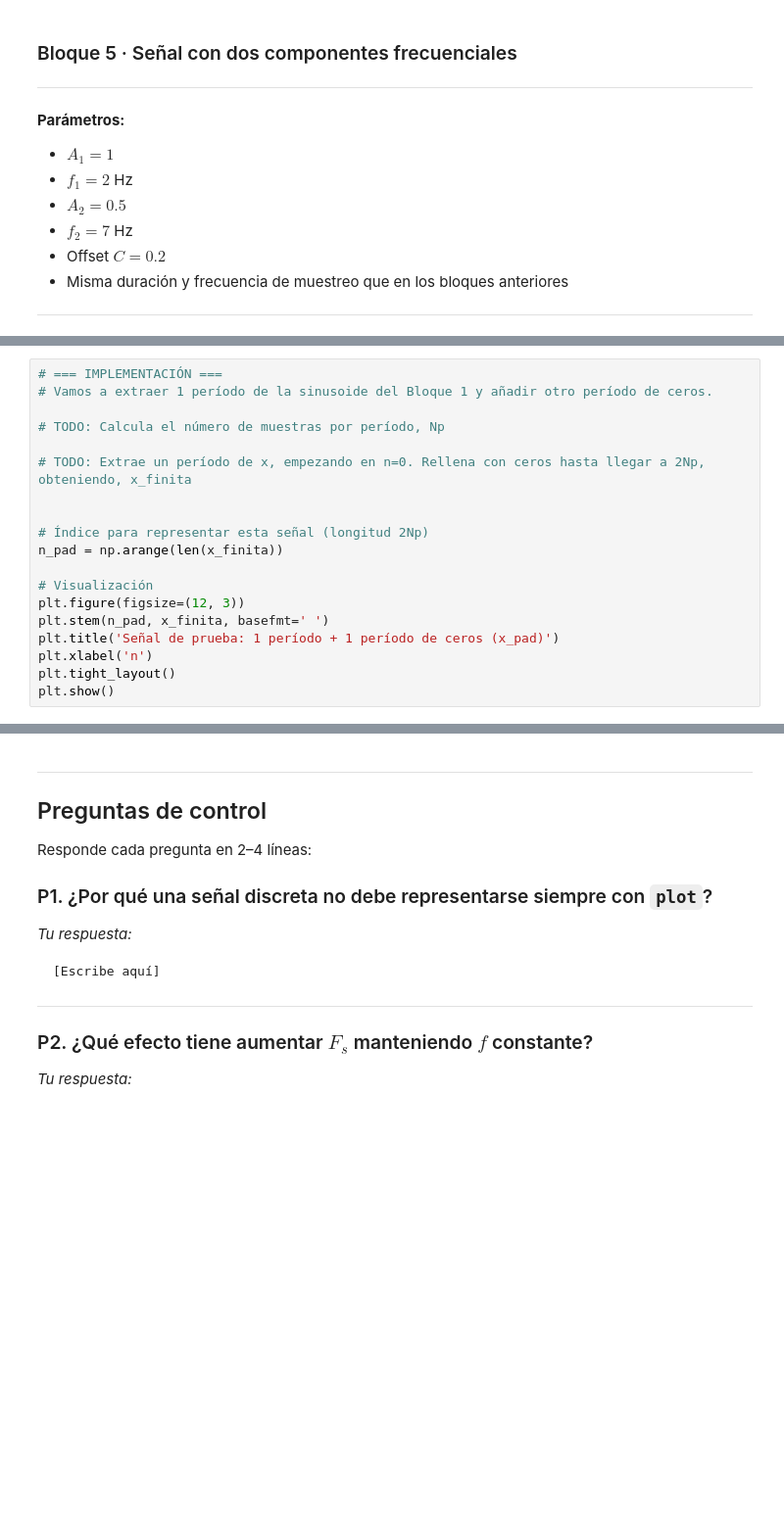
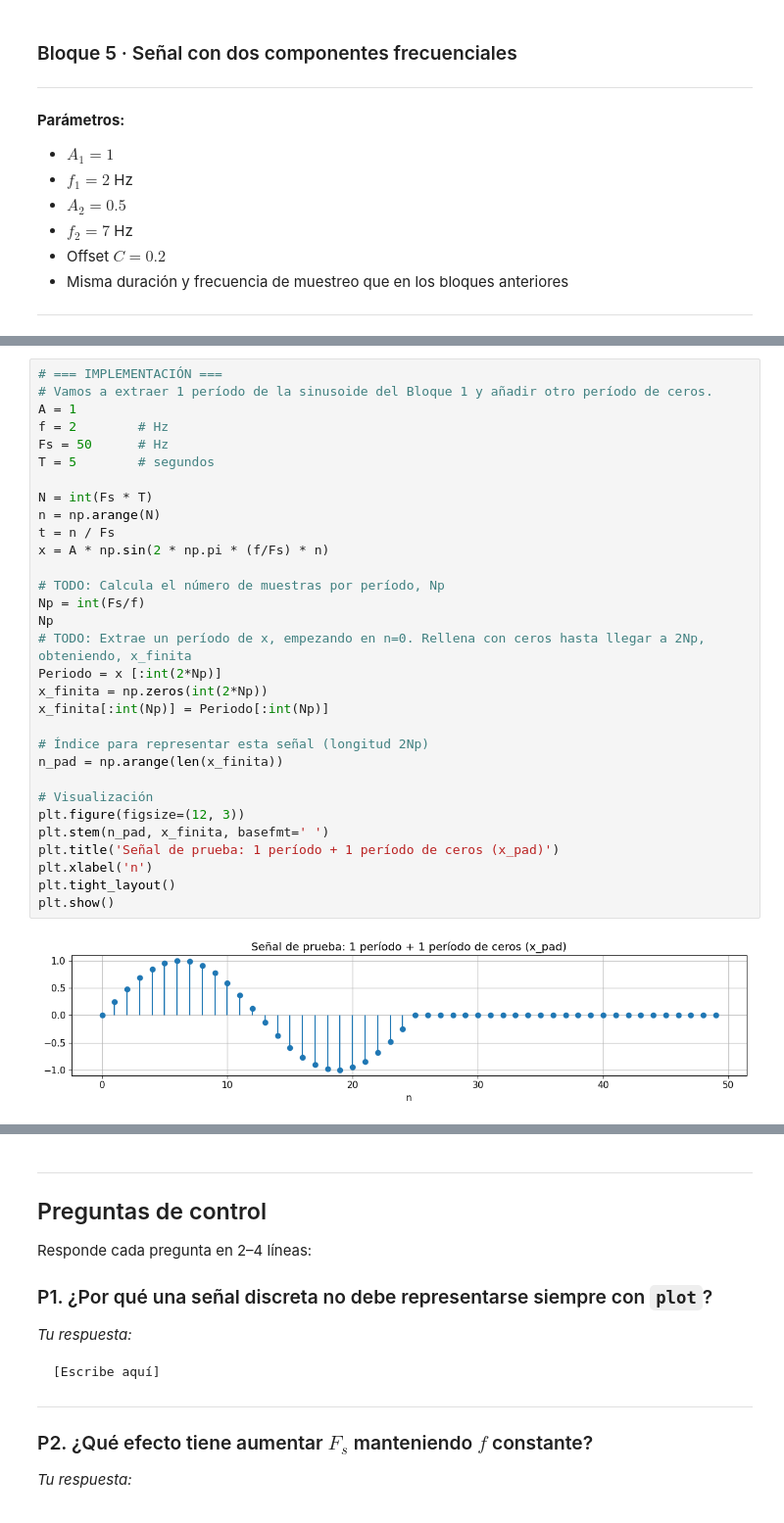
Before and after one commit to saul-perezs/Talleres_TI_GCED, a Jupyter notebook: notebooks/Taller_1_Senales_en_Python.ipynb, the cells around one changed output, grey strips where cells are left out. Shown at 98% size. Drawn from its saved outputs; the diff is of its cells as text; blank space fills up the shorter version.

```diff
--- a/notebooks/Taller_1_Senales_en_Python.ipynb
+++ b/notebooks/Taller_1_Senales_en_Python.ipynb
@@ -613,22 +619,36 @@ $$x_{\text{finita}}[n] = \begin{cases}
 # %%
 # === IMPLEMENTACIÓN ===
 # Vamos a extraer 1 período de la sinusoide del Bloque 1 y añadir otro período de ceros.
+A = 1
+f = 2        # Hz
+Fs = 50      # Hz
+T = 5        # segundos
+
+N = int(Fs * T)
+n = np.arange(N)
+t = n / Fs
+x = A * np.sin(2 * np.pi * (f/Fs) * n)
 
 # TODO: Calcula el número de muestras por período, Np
-
+Np = int(Fs/f)
+Np
 # TODO: Extrae un período de x, empezando en n=0. Rellena con ceros hasta llegar a 2Np, obteniendo, x_finita
-
+Periodo = x [:int(2*Np)]
+x_finita = np.zeros(int(2*Np))
+x_finita[:int(Np)] = Periodo[:int(Np)]
 
 # Índice para representar esta señal (longitud 2Np)
 n_pad = np.arange(len(x_finita))
 
 # Visualización
 plt.figure(figsize=(12, 3))
 plt.stem(n_pad, x_finita, basefmt=' ')
 plt.title('Señal de prueba: 1 período + 1 período de ceros (x_pad)')
 plt.xlabel('n')
 plt.tight_layout()
 plt.show()
+# %% [output]
+[figure, added]
 # %%
 # Ejecuta esta celda para validar tu implementación.
 # === VALIDACIÓN ===
```
Also changed, not shown: parts of 13 cells of this notebook.
